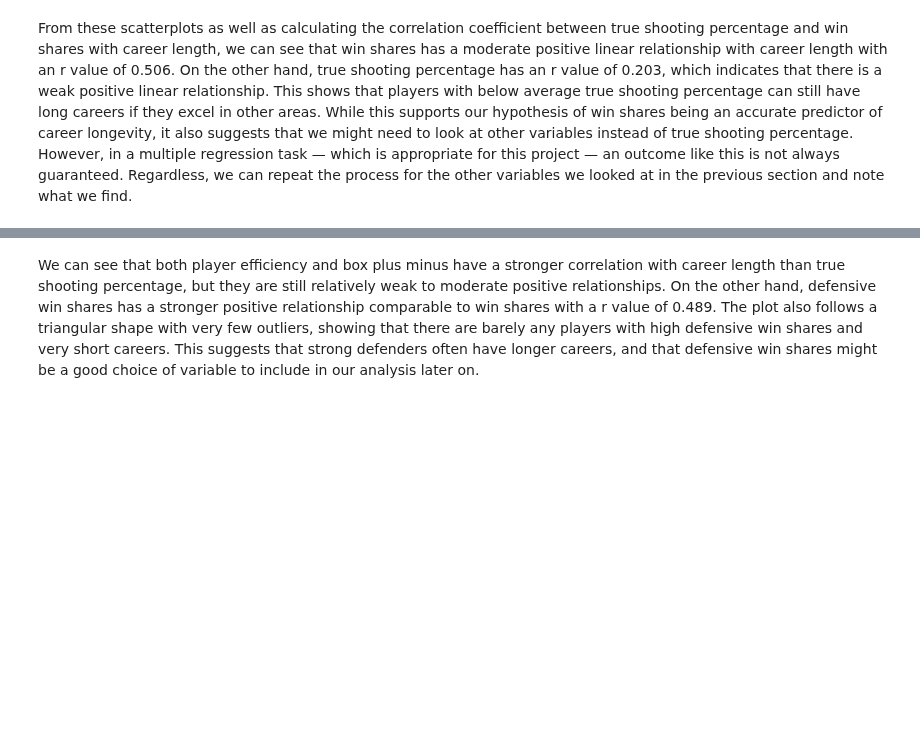
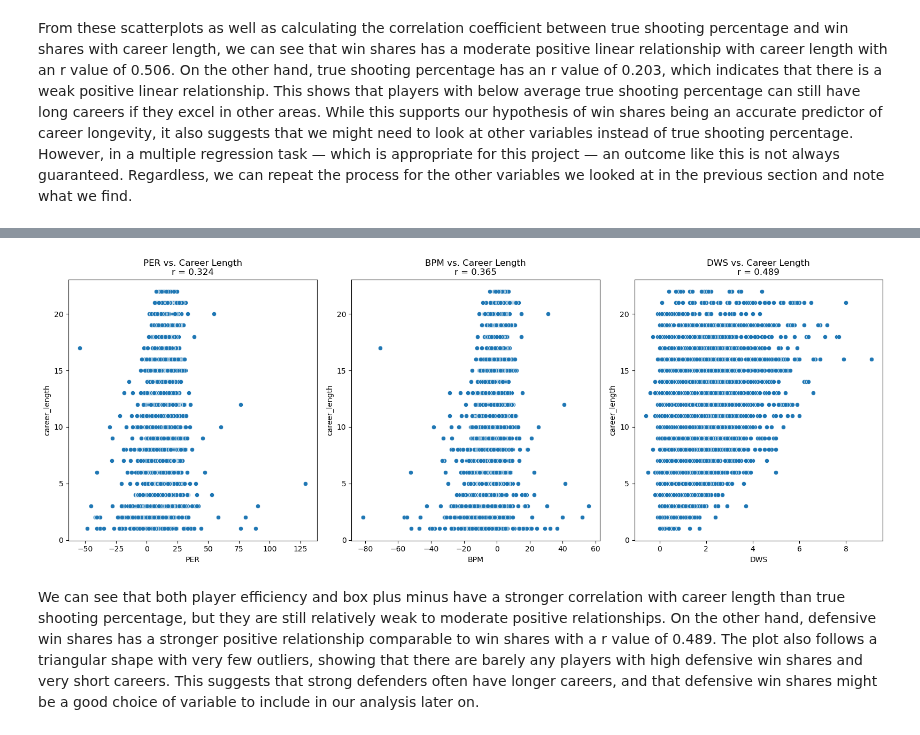
Before and after one commit to rikcy0/NBA-Career-Arc-Predicting-Longevity-Through-Performance-Metrics, a Jupyter notebook: EDACheckpoint_Group117_WI25.ipynb, the cells around one changed output, grey strips where cells are left out. Saved outputs shown, nothing was run; the diff lists cells and outputs as text; code cells hidden in the pictures; blank space fills up the shorter version.

```diff
--- a/EDACheckpoint_Group117_WI25.ipynb
+++ b/EDACheckpoint_Group117_WI25.ipynb
@@ -394,3 +361,22 @@ Correlation coefficient (r) between Defensive Win Shares and Career Length: 0.48
+# %%
+r_per = df['PER'].corr(df['career_length'])
+r_bpm = df['BPM'].corr(df['career_length'])
+r_dws = df['DWS'].corr(df['career_length'])
+fig, axes = plt.subplots(1, 3, figsize=(16, 6))
+
+sns.scatterplot(data=df, x='PER', y='career_length', ax = axes[0])
+axes[0].set_title(f"PER vs. Career Length\nr = {r_per:.3f}")
+
+sns.scatterplot(data=df, x='BPM', y='career_length', ax = axes[1])
+axes[1].set_title(f"BPM vs. Career Length\nr = {r_bpm:.3f}")
+
+sns.scatterplot(data=df, x='DWS', y='career_length', ax = axes[2])
+axes[2].set_title(f"DWS vs. Career Length\nr = {r_dws:.3f}")
+
+plt.tight_layout()
+plt.show()
+# %% [output]
+[figure, added]
 # %% [markdown]
 We can see that both player efficiency and box plus minus have a stronger correlation with career length than true shooting percentage, but they are still relatively weak to moderate positive relationships. On the other hand, defensive win shares has a stronger positive relationship comparable to win shares with a r value of 0.489. The plot also follows a triangular shape with very few outliers, showing that there are barely any players with high defensive win shares and very short careers. This suggests that strong defenders often have longer careers, and that defensive win shares might be a good choice of variable to include in our analysis later on.
 # %% [markdown]
```
Also changed, not shown: parts of 4 cells of this notebook.
